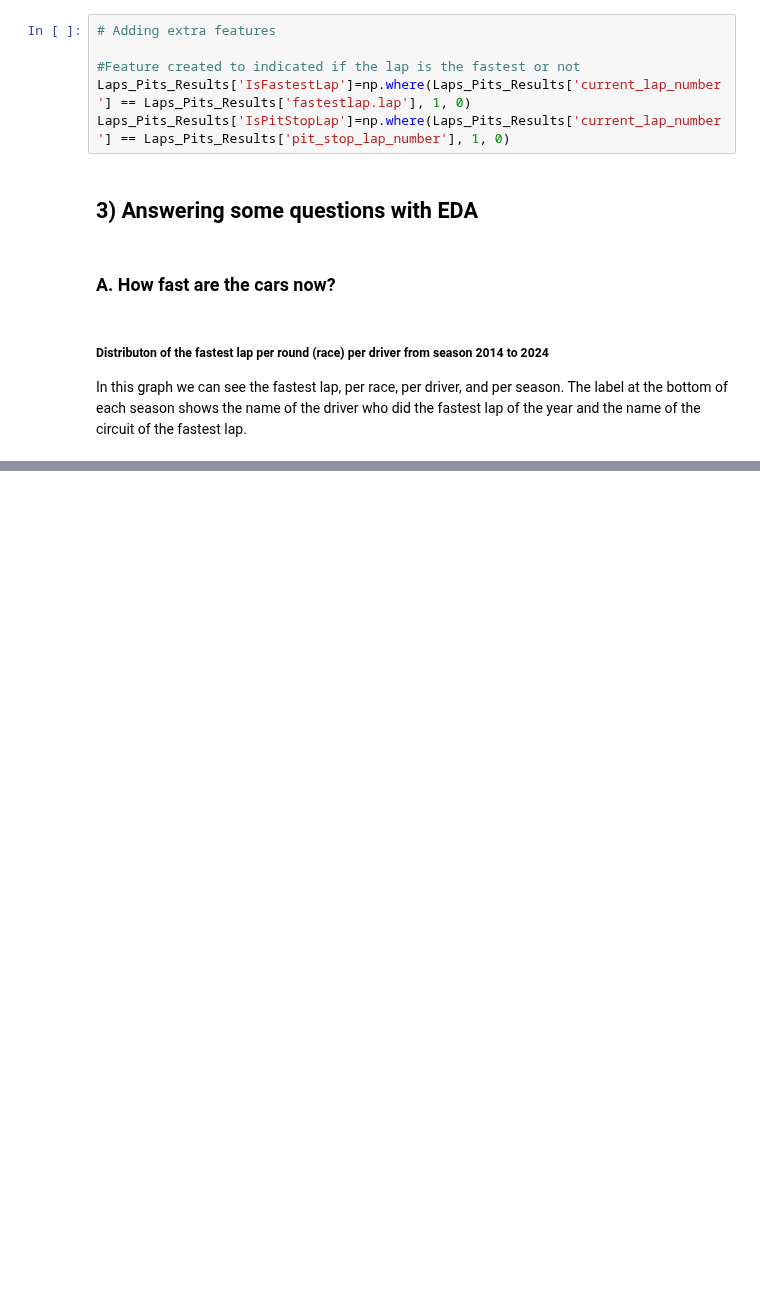
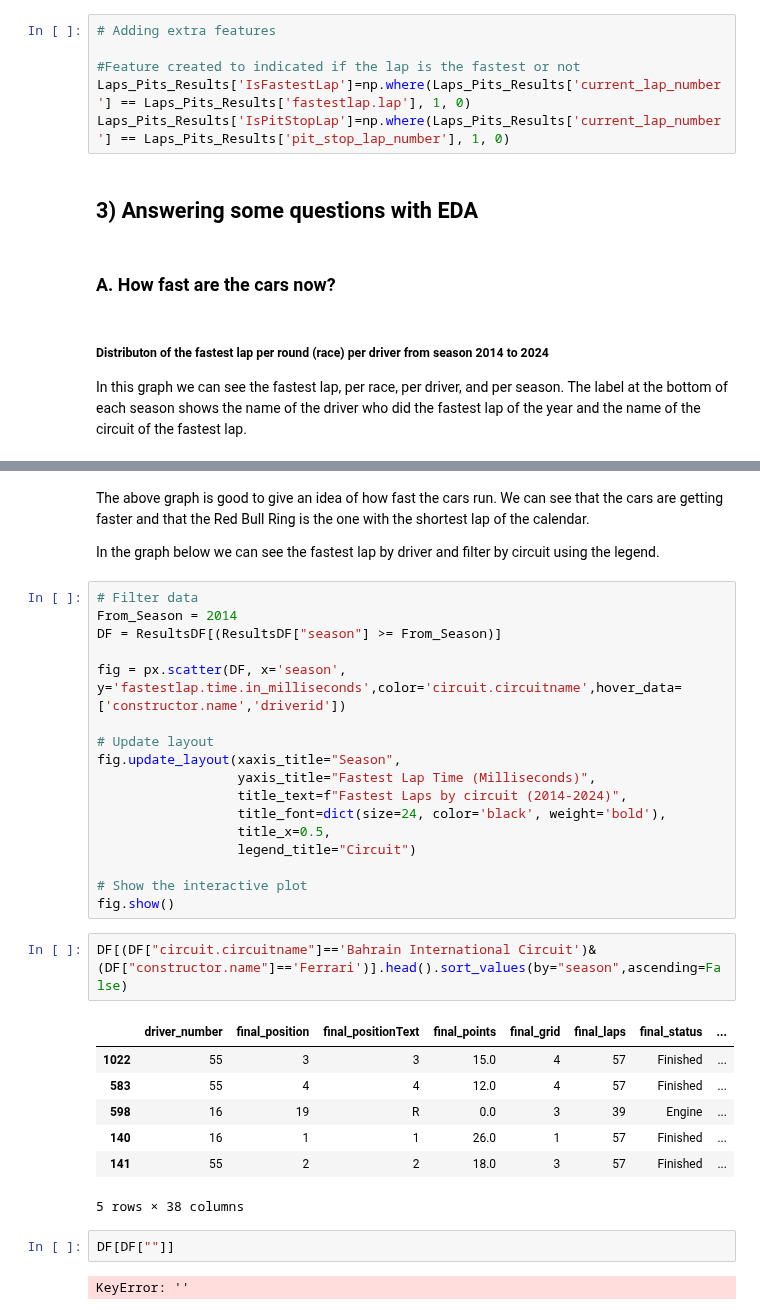
Before and after one commit to GabyCisnerosV/F1_NoName, a Jupyter notebook: 2_EDA_Part1.ipynb, the cells around one changed output, grey strips where cells are left out. Drawn from its saved outputs; the diff is of its cells as text; blank space fills up the shorter version.

Commit message:
plotly graph

```diff
--- a/2_EDA_Part1.ipynb
+++ b/2_EDA_Part1.ipynb
@@ -109,3 +110,38 @@ for driver, circuit, time, season in labels_df.to_numpy():
 plt.show()
 # %% [output]
 [figure]
+# %% [markdown]
+The above graph is good to give an idea of how fast the cars run. We can see that the cars are getting faster and that the Red Bull Ring is the one with the shortest lap of the calendar.
+
+In the graph below we can see the fastest lap by driver and filter by circuit using the legend.
+# %%
+# Filter data
+From_Season = 2014
+DF = ResultsDF[(ResultsDF["season"] >= From_Season)]
+
+fig = px.scatter(DF, x='season', y='fastestlap.time.in_milliseconds',color='circuit.circuitname',hover_data=['constructor.name','driverid'])
+
+# Update layout
+fig.update_layout(xaxis_title="Season",
+                  yaxis_title="Fastest Lap Time (Milliseconds)",
+                  title_text=f"Fastest Laps by circuit (2014-2024)",
+                  title_font=dict(size=24, color='black', weight='bold'),
+                  title_x=0.5,
+                  legend_title="Circuit")
+
+# Show the interactive plot
+fig.show()
+# %%
+DF[(DF["circuit.circuitname"]=='Bahrain International Circuit')&(DF["constructor.name"]=='Ferrari')].head().sort_values(by="season",ascending=False)
+# %% [output]
+|  | driver_number | final_position | final_positionText | final_points | final_grid | final_laps | final_status | ... |
+| 1022 | 55 | 3 | 3 | 15.0 | 4 | 57 | Finished | ... |
+| 583 | 55 | 4 | 4 | 12.0 | 4 | 57 | Finished | ... |
+| 598 | 16 | 19 | R | 0.0 | 3 | 39 | Engine | ... |
+| 140 | 16 | 1 | 1 | 26.0 | 1 | 57 | Finished | ... |
+| 141 | 55 | 2 | 2 | 18.0 | 3 | 57 | Finished | ... |
+5 rows × 38 columns
+# %%
+DF[DF[""]]
+# %% [output]
+KeyError: ''
```
Also changed, not shown: parts of 3 cells of this notebook, 1 other file.
